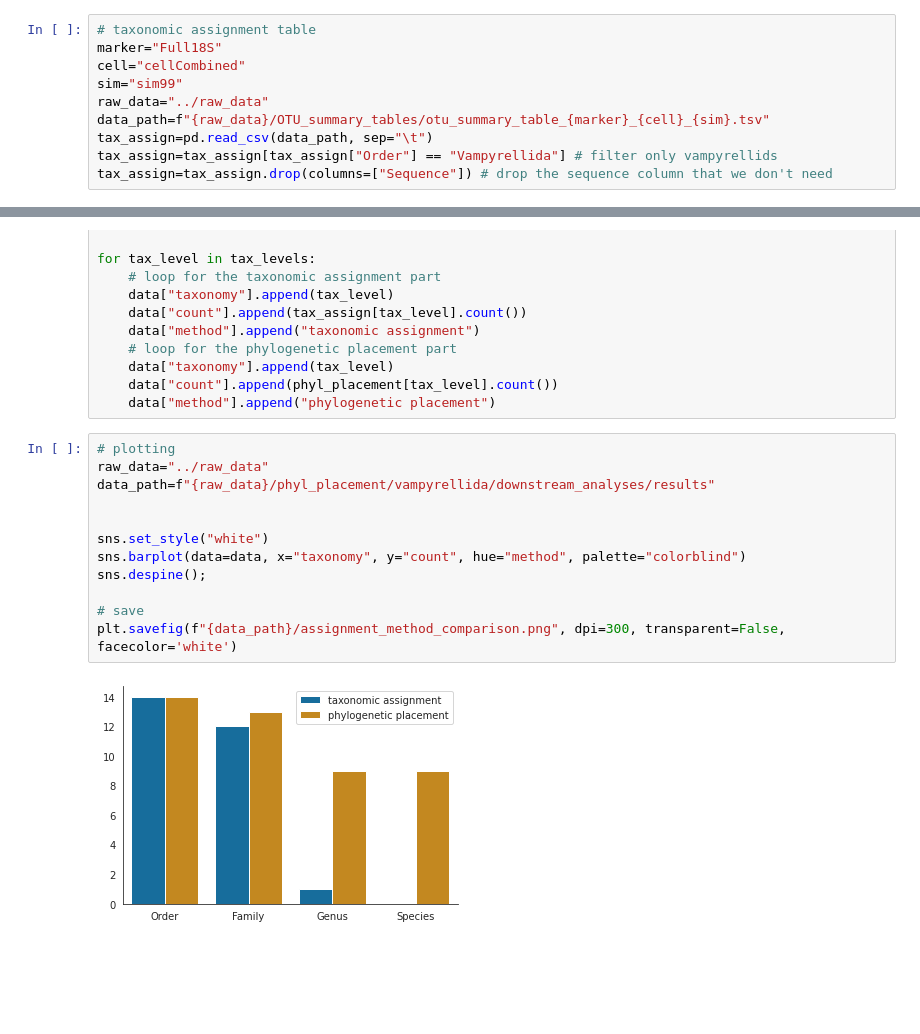
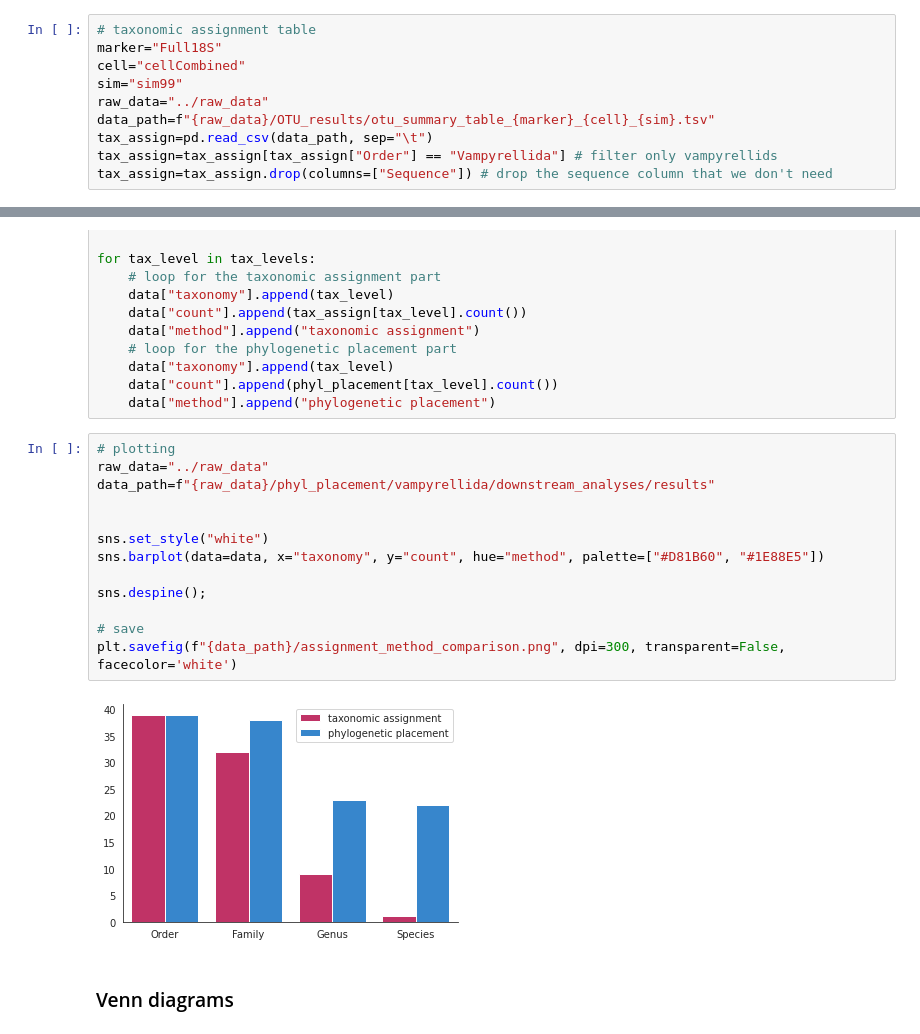
Before and after one commit to wRajter/vampyrella_2023, a Jupyter notebook: notebooks/phylogenetic_placement_downstream_analyses.ipynb, the cells around one changed output, grey strips where cells are left out. Saved outputs shown, nothing was run; the diff lists cells and outputs as text; blank space fills up the shorter version.

Commit message:
unieuk data used for the pipeline, plus venn diagrams for assignemnt methods comparison added

```diff
--- a/notebooks/phylogenetic_placement_downstream_analyses.ipynb
+++ b/notebooks/phylogenetic_placement_downstream_analyses.ipynb
@@ -41,7 +43,7 @@ marker="Full18S"
 cell="cellCombined"
 sim="sim99"
 raw_data="../raw_data"
-data_path=f"{raw_data}/OTU_summary_tables/otu_summary_table_{marker}_{cell}_{sim}.tsv"
+data_path=f"{raw_data}/OTU_results/otu_summary_table_{marker}_{cell}_{sim}.tsv"
 tax_assign=pd.read_csv(data_path, sep="\t")
 tax_assign=tax_assign[tax_assign["Order"] == "Vampyrellida"] # filter only vampyrellids
 tax_assign=tax_assign.drop(columns=["Sequence"]) # drop the sequence column that we don't need
@@ -93,14 +77,17 @@ for tax_level in tax_levels:
 # %%
 # plotting
 raw_data="../raw_data"
 data_path=f"{raw_data}/phyl_placement/vampyrellida/downstream_analyses/results"
 
 
 sns.set_style("white")
-sns.barplot(data=data, x="taxonomy", y="count", hue="method", palette="colorblind")
+sns.barplot(data=data, x="taxonomy", y="count", hue="method", palette=["#D81B60", "#1E88E5"])
+
 sns.despine();
 
 # save
 plt.savefig(f"{data_path}/assignment_method_comparison.png", dpi=300, transparent=False, facecolor='white')
 # %% [output]
-[figure, old version]
+[figure, new version]
+# %% [markdown]
+### Venn diagrams
```
Also changed, not shown: parts of 4 cells of this notebook, 14 other files.
